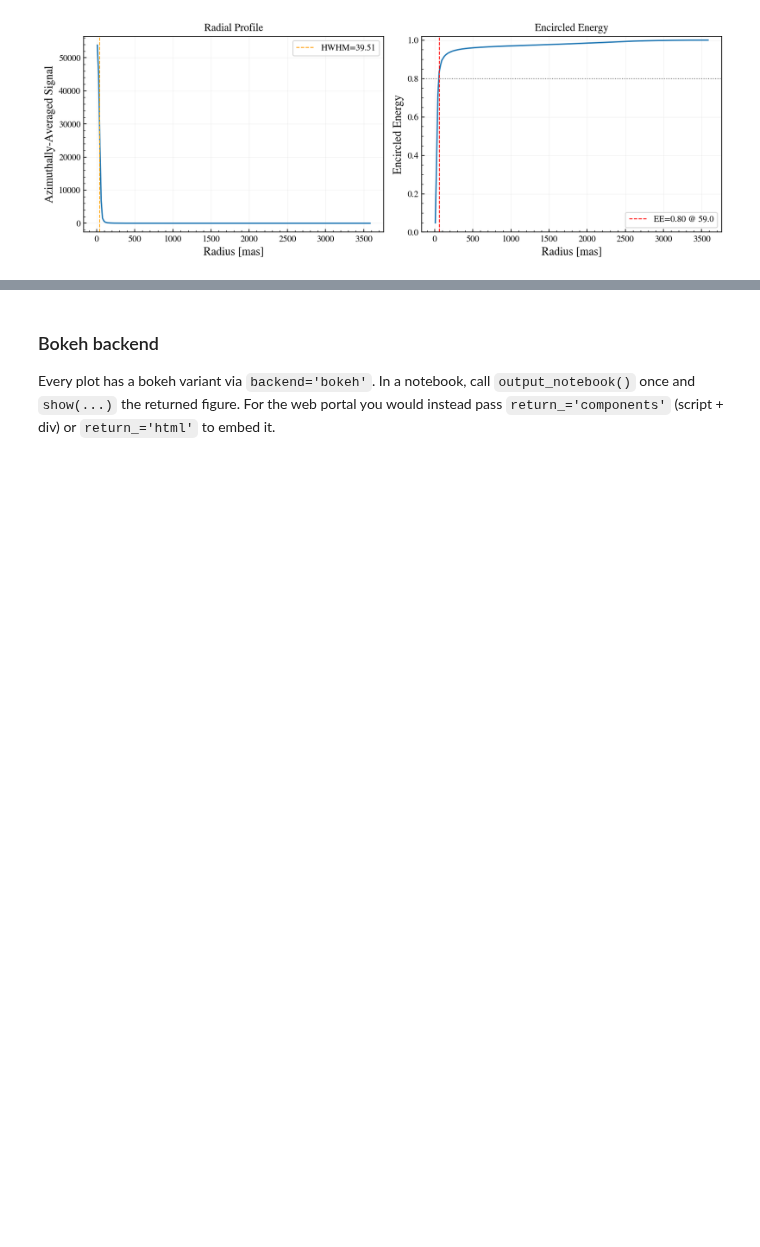
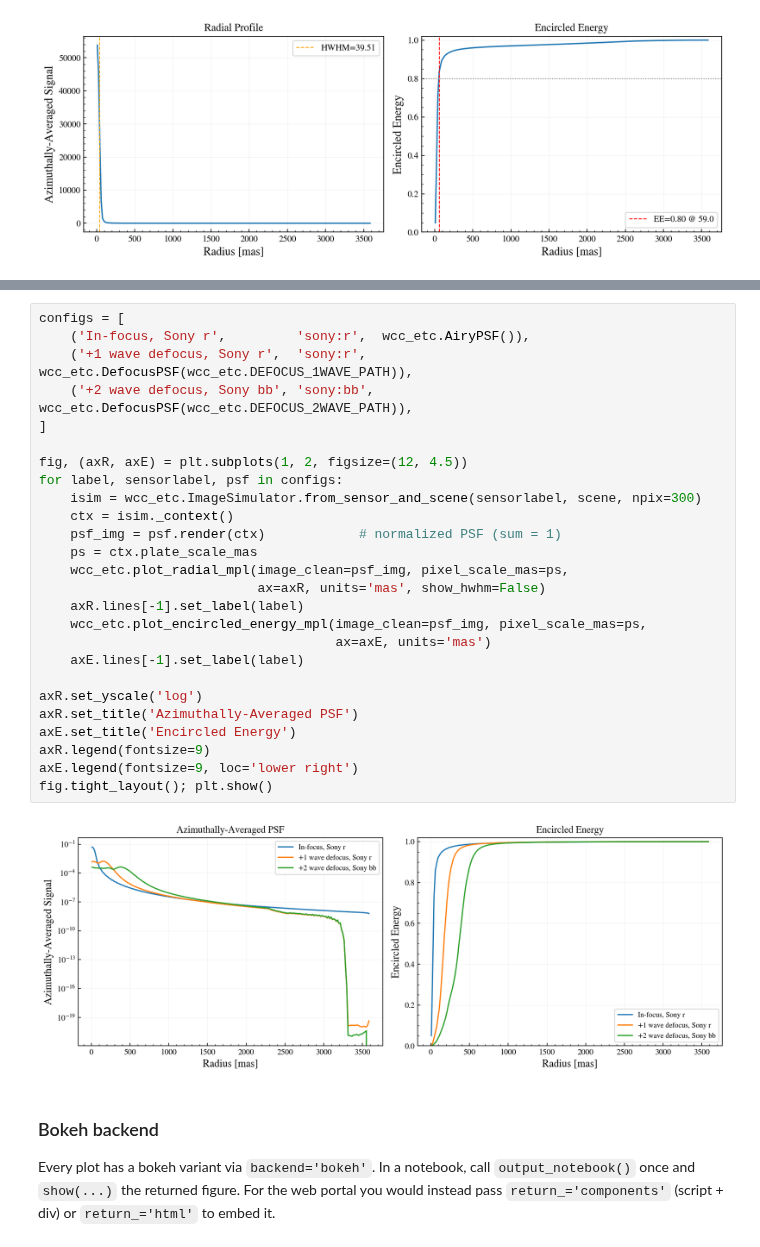
Before and after one commit to schmidt-observatories/wcc-etc, a Jupyter notebook: notebooks/04_psf_and_image_snr.ipynb, the cells around one changed output, grey strips where cells are left out. Saved outputs shown, nothing was run; the diff lists cells and outputs as text; blank space fills up the shorter version.

Commit message:
Add overplotted azimuthally-averaged PSF + EE comparison across focus/filter to notebook 04

```diff
--- a/notebooks/04_psf_and_image_snr.ipynb
+++ b/notebooks/04_psf_and_image_snr.ipynb
@@ -103,3 +107,31 @@ fig.tight_layout(); plt.show()
+# %%
+configs = [
+    ('In-focus, Sony r',         'sony:r',  wcc_etc.AiryPSF()),
+    ('+1 wave defocus, Sony r',  'sony:r',  wcc_etc.DefocusPSF(wcc_etc.DEFOCUS_1WAVE_PATH)),
+    ('+2 wave defocus, Sony bb', 'sony:bb', wcc_etc.DefocusPSF(wcc_etc.DEFOCUS_2WAVE_PATH)),
+]
+
+fig, (axR, axE) = plt.subplots(1, 2, figsize=(12, 4.5))
+for label, sensorlabel, psf in configs:
+    isim = wcc_etc.ImageSimulator.from_sensor_and_scene(sensorlabel, scene, npix=300)
+    ctx = isim._context()
+    psf_img = psf.render(ctx)            # normalized PSF (sum = 1)
+    ps = ctx.plate_scale_mas
+    wcc_etc.plot_radial_mpl(image_clean=psf_img, pixel_scale_mas=ps,
+                            ax=axR, units='mas', show_hwhm=False)
+    axR.lines[-1].set_label(label)
+    wcc_etc.plot_encircled_energy_mpl(image_clean=psf_img, pixel_scale_mas=ps,
+                                      ax=axE, units='mas')
+    axE.lines[-1].set_label(label)
+
+axR.set_yscale('log')
+axR.set_title('Azimuthally-Averaged PSF')
+axE.set_title('Encircled Energy')
+axR.legend(fontsize=9)
+axE.legend(fontsize=9, loc='lower right')
+fig.tight_layout(); plt.show()
+# %% [output]
+[figure, added]
 # %% [markdown]
 ### Bokeh backend
 
```
Also changed, not shown: parts of 2 cells of this notebook.
